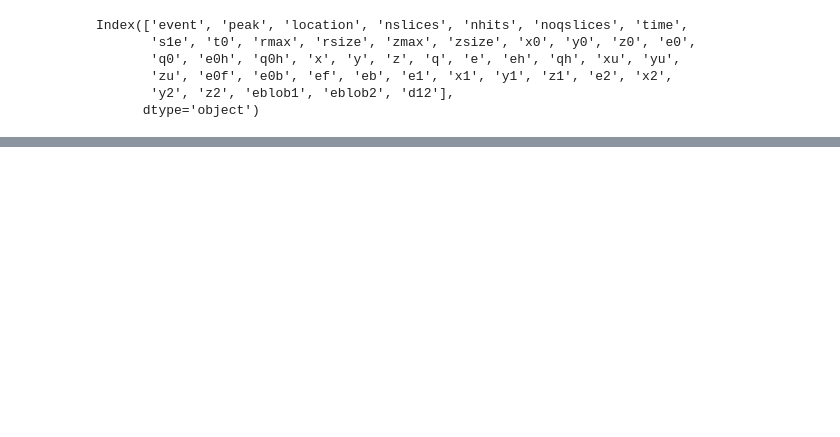
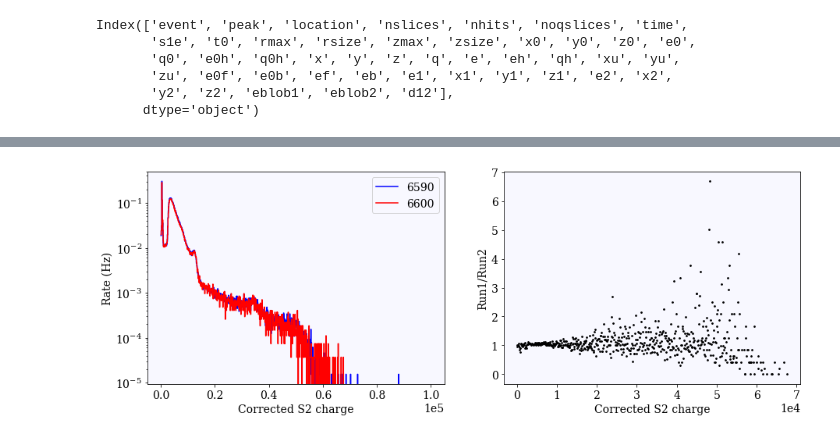
Before and after one commit to gondiaz/ICAROSNB, a Jupyter notebook: GDL/comparisons/6590_6600/Var_plots.ipynb, the cells around one changed output, grey strips where cells are left out. Cells and saved outputs as stored; diff of their text form; code cells hidden in the pictures; blank space fills up the shorter version.

```diff
--- a/GDL/comparisons/6590_6600/Var_plots.ipynb
+++ b/GDL/comparisons/6590_6600/Var_plots.ipynb
@@ -200,0 +196,10 @@ histo_1d('z0', rg=(0, 1e3))
+# %%
+histo_1d(data1['q'].values,
+         data2['q'].values,
+         xlabel='Corrected S2 charge',
+         rg = (0, 1e5),
+         nbins=1000,
+         scale='log',
+         rate=True)
+# %% [output]
+[figure, added]
```
Also changed, not shown: parts of 41 cells of this notebook, 4 other files.
